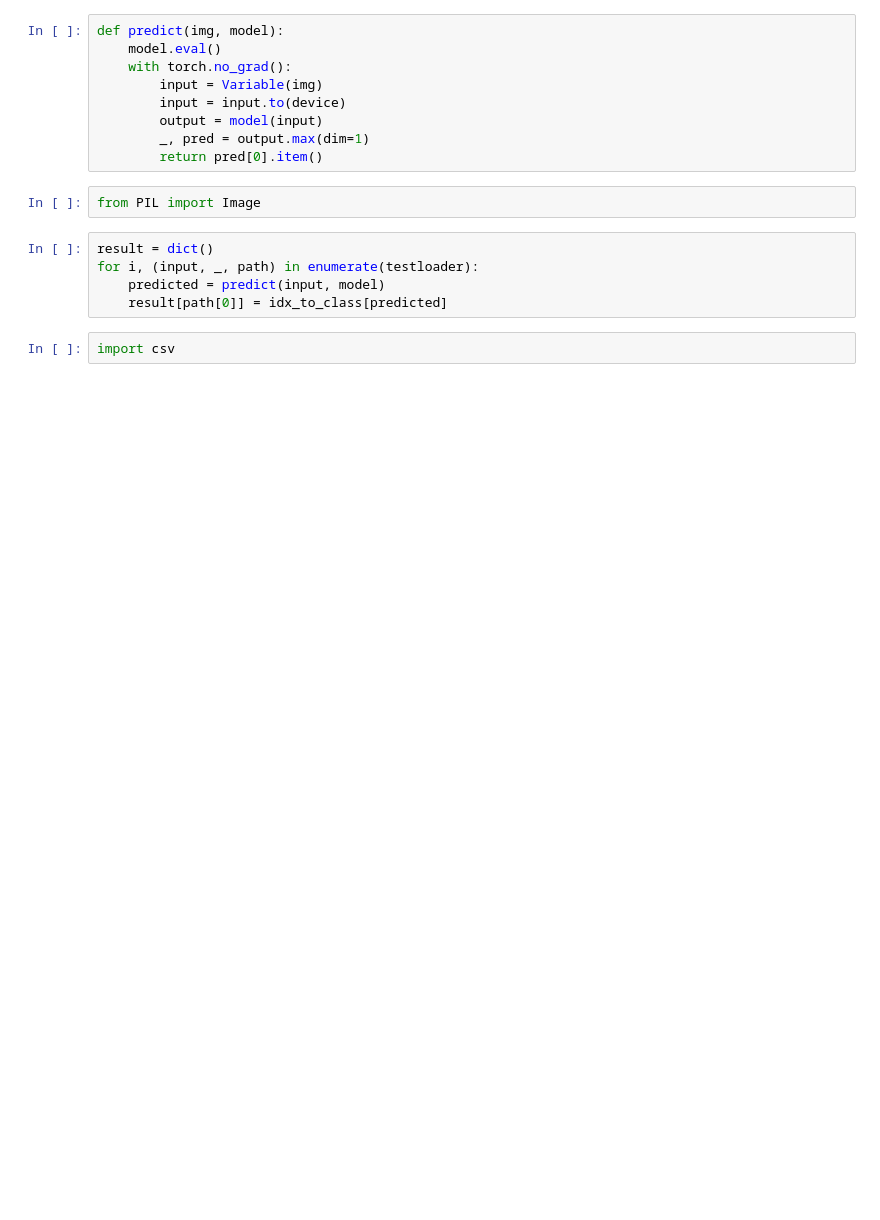
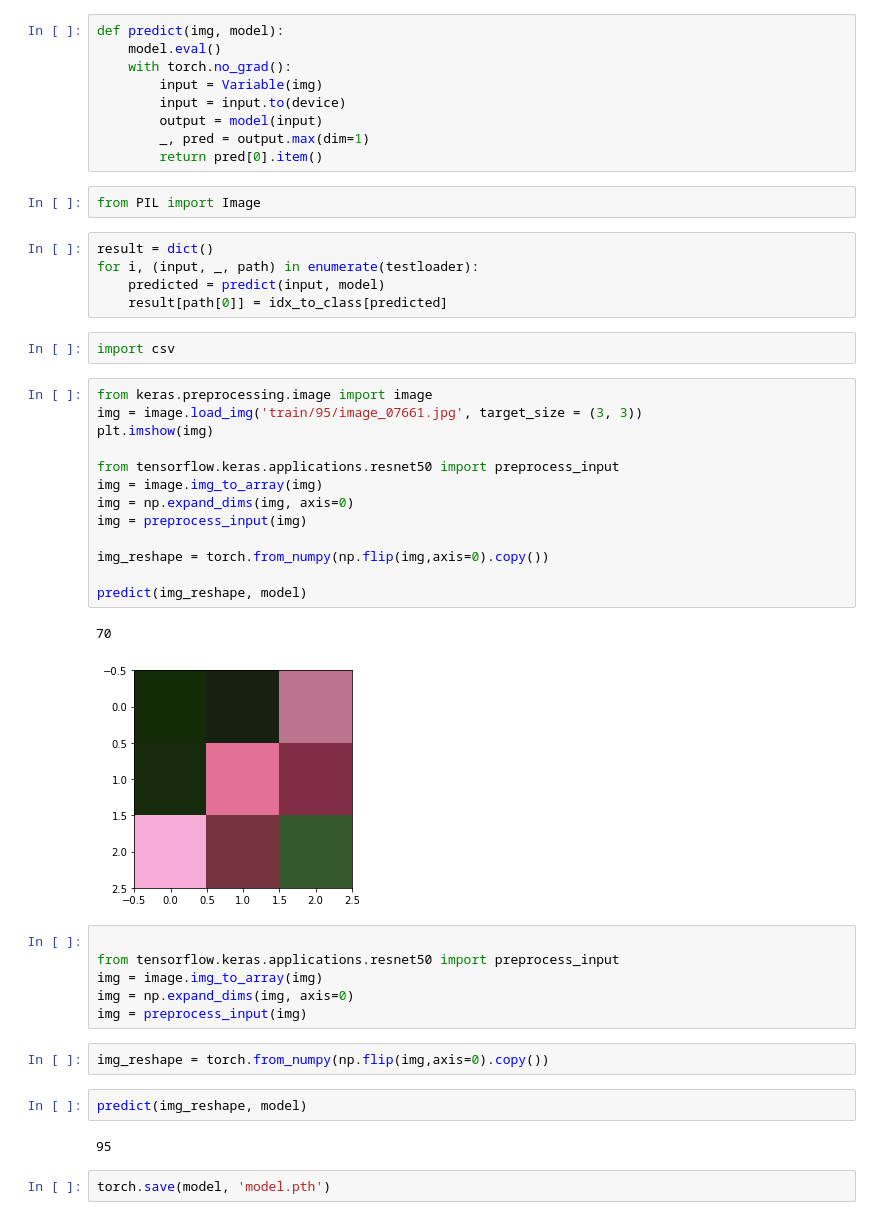
Before and after one commit to MuhammadAinurR/TugasBesarTKC, a Jupyter notebook: image_retreival_project/CBIR.ipynb, the cells around one changed output. Drawn from its saved outputs; the diff is of its cells as text; blank space fills up the shorter version.

```diff
--- a/image_retreival_project/CBIR.ipynb
+++ b/image_retreival_project/CBIR.ipynb
@@ -821,3 +841,33 @@ for i, (input, _, path) in enumerate(testloader):
     result[path[0]] = idx_to_class[predicted]
 # %%
 import csv
+# %%
+from keras.preprocessing.image import image
+img = image.load_img('train/95/image_07661.jpg', target_size = (3, 3))
+plt.imshow(img)
+
+from tensorflow.keras.applications.resnet50 import preprocess_input
+img = image.img_to_array(img)
+img = np.expand_dims(img, axis=0)
+img = preprocess_input(img)
+
+img_reshape = torch.from_numpy(np.flip(img,axis=0).copy())
+
+predict(img_reshape, model)
+# %% [output]
+70
+[figure, added]
+# %%
+
+from tensorflow.keras.applications.resnet50 import preprocess_input
+img = image.img_to_array(img)
+img = np.expand_dims(img, axis=0)
+img = preprocess_input(img)
+# %%
+img_reshape = torch.from_numpy(np.flip(img,axis=0).copy())
+# %%
+predict(img_reshape, model)
+# %% [output]
+95
+# %%
+torch.save(model, 'model.pth')
```
Also changed, not shown: parts of 13 cells of this notebook.
